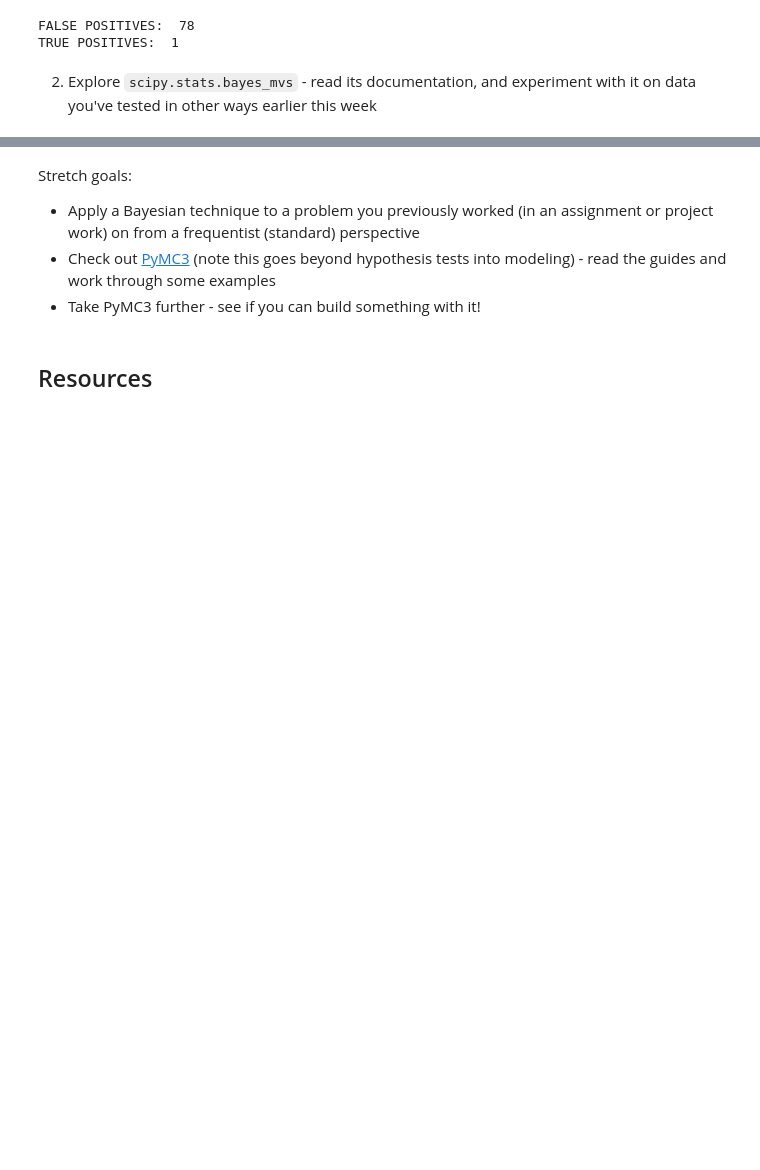
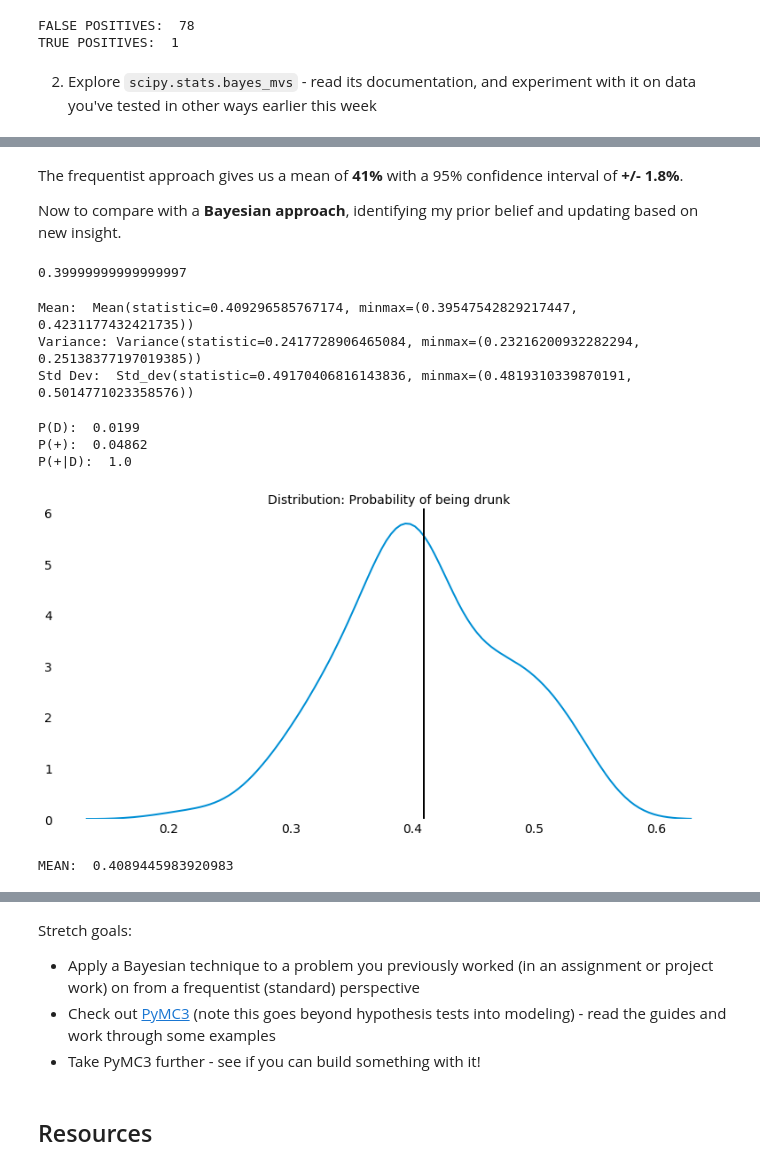
Before and after one commit to garretbassett/DS-Unit-1-Sprint-3-Statistical-Tests-and-Experiments, a Jupyter notebook: module3-introduction-to-bayesian-inference/Garret_Bassett_LS_DS_143_Introduction_to_Bayesian_Inference.ipynb, the cells around one changed output, grey strips where cells are left out. Cells and saved outputs as stored; diff of their text form; code cells hidden in the pictures; blank space fills up the shorter version.

```diff
--- a/module3-introduction-to-bayesian-inference/Garret_Bassett_LS_DS_143_Introduction_to_Bayesian_Inference.ipynb
+++ b/module3-introduction-to-bayesian-inference/Garret_Bassett_LS_DS_143_Introduction_to_Bayesian_Inference.ipynb
@@ -352,0 +456,72 @@ If you're unsure where to start, check out [this blog post of Bayes theorem with
+# %% [markdown]
+The frequentist approach gives us a mean of **41%** with a 95% confidence interval of **+/- 1.8%**.
+
+Now to compare with a **Bayesian approach**, identifying my prior belief and updating based on new insight.
+# %%
+# Bayes' theorem
+
+def prob_drunk_given_positive(prob_drunk_prior, prob_positive, prob_positive_drunk):
+    prob = (prob_positive_drunk * prob_drunk_prior) / prob_positive
+    return prob
+
+prob_drunk_given_positive(prob_drunk, prob_pos, prob_pos_drunk)
+# %% [output]
+0.39999999999999997
+# %%
+# bayes_mvs
+
+bayes_mean_f, bayes_var_f, bayes_std_f = stats.bayes_mvs(df['drunk'].loc[df['positive'] == 1], alpha=.95)
+print('Mean: ', bayes_mean_f)
+print('Variance:', bayes_var_f)
+print('Std Dev: ', bayes_std_f)
+# %% [output]
+Mean:  Mean(statistic=0.409296585767174, minmax=(0.39547542829217447, 0.4231177432421735))
+Variance: Variance(statistic=0.2417728906465084, minmax=(0.23216200932282294, 0.25138377197019385))
+Std Dev:  Std_dev(statistic=0.49170406816143836, minmax=(0.4819310339870191, 0.5014771023358576))
+# %%
+# Sampling
+
+prob_drunk_b = df['drunk'].loc[df['drunk'] == 1].count() / df['drunk'].count()
+prob_pos_b = df['positive'].loc[df['positive'] == 1].count() / df['positive'].count()
+prob_pos_drunk_b = (df['positive'].loc[(df['positive'] == 1) & (df['drunk'] == 1)]
+                    .count() / df['positive'].loc[df['drunk'] == 1].count())
+
+print('P(D): ', prob_drunk_b)
+print('P(+): ', prob_pos_b)
+print('P(+|D): ', prob_pos_drunk_b)
+# %% [output]
+P(D):  0.0199
+P(+):  0.04862
+P(+|D):  1.0
+# %%
+drivers_b = []
+
+for trial in range(100):
+
+    new_samp = df.sample(1000) #SAMPLE IS LARGER TO ENSURE WE DON'T DIVIDE BY ZERO
+
+    prob_drunk_b = new_samp['drunk'].loc[new_samp['drunk'] == 1].count() / new_samp['drunk'].count()
+    prob_pos_b = new_samp['positive'].loc[new_samp['positive'] == 1].count() / new_samp['positive'].count()
+    prob_pos_drunk_b = (new_samp['positive'].loc[(new_samp['positive'] == 1) & (new_samp['drunk'] == 1)]
+                    .count() / new_samp['positive'].loc[new_samp['drunk'] == 1].count())
+
+    drivers_b.append(prob_drunk_given_positive(prob_drunk_b, prob_pos_b, prob_pos_drunk_b))
+
+fig,ax = plt.subplots(figsize=(12,6), facecolor="white")
+
+sns.kdeplot(drivers_b, linewidth=2)
+
+ax.set_facecolor('white')
+ax.grid(False)
+
+for x in ('left', 'right', 'top', 'bottom'):
+    ax.spines[x].set_visible(False)
+
+plt.axvline(x=np.mean(drivers_b), color='black', linewidth=2)
+plt.title('Distribution: Probability of being drunk', fontsize=14)
+plt.show()
+
+print('MEAN: ', np.mean(drivers_b))
+# %% [output]
+[figure, added]
+MEAN:  0.4089445983920983
```
Also changed, not shown: parts of 18 cells of this notebook.
